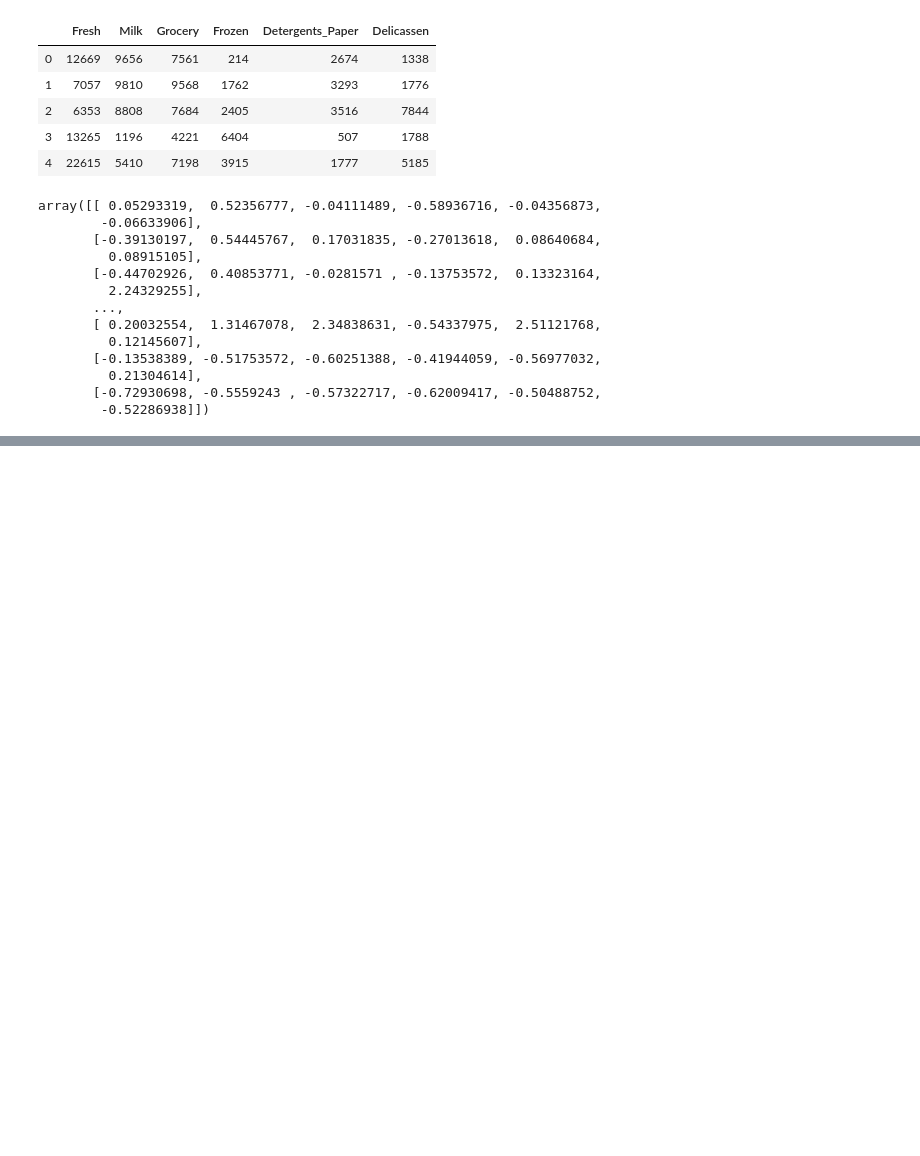
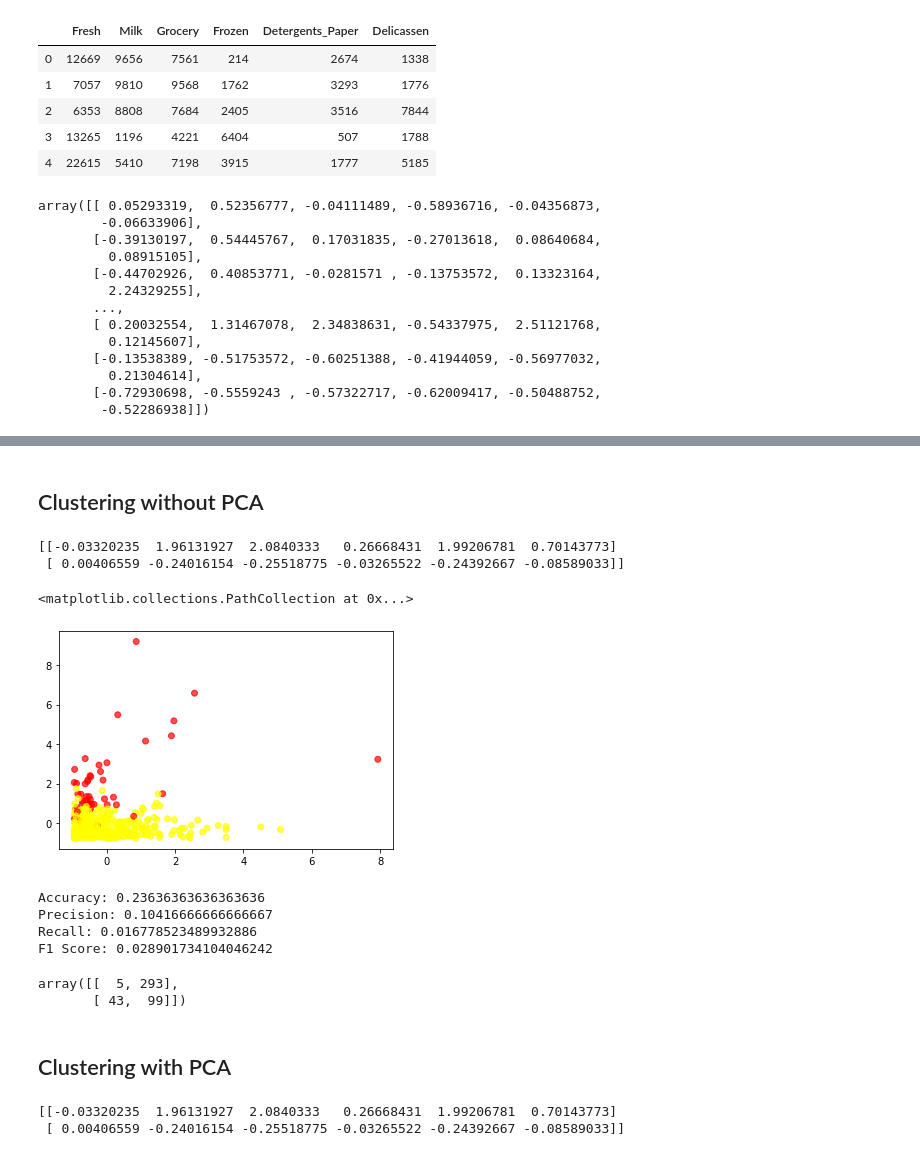
Before and after one commit to jon-infante/DS-2.1-Machine-Learning, a Jupyter notebook: HW3.ipynb, the cells around one changed output, grey strips where cells are left out. Cells and saved outputs as stored; diff of their text form; code cells hidden in the pictures; blank space fills up the shorter version.

```diff
--- a/HW3.ipynb
+++ b/HW3.ipynb
@@ -86,0 +130,18 @@ print(pca.explained_variance_ratio_.cumsum())
+# %% [markdown]
+## Clustering without PCA
+# %%
+km = KMeans(n_clusters=2)
+km.fit(df_scaled)
+
+print(km.cluster_centers_)
+# %% [output]
+[[-0.03320235  1.96131927  2.0840333   0.26668431  1.99206781  0.70143773]
+ [ 0.00406559 -0.24016154 -0.25518775 -0.03265522 -0.24392667 -0.08589033]]
+# %%
+#Getting prediction results from KMeans
+y_pred = km.predict(df_scaled) + 1 #Adding 1 because the channel column is built on 1s and 2s, not 0s and 1s
+# %%
+plt.scatter(df_scaled[:, 0], df_scaled[:, 1], c=y_pred, cmap='autumn', alpha=0.7)
+# %% [output]
+<matplotlib.collections.PathCollection at 0x...>
+[figure, added]
@@ -86,0 +157,30 @@ print(pca.explained_variance_ratio_.cumsum())
+# %%
+y_true = channel
+metrics = confusion(y_true, y_pred)
+print(f'Accuracy: {metrics[0]}')
+print(f'Precision: {metrics[1]}')
+print(f'Recall: {metrics[2]}')
+print(f'F1 Score: {metrics[3]}')
+# %% [output]
+Accuracy: 0.23636363636363636
+Precision: 0.10416666666666667
+Recall: 0.016778523489932886
+F1 Score: 0.028901734104046242
+# %%
+confusion_matrix(y_true, y_pred)
+# %% [output]
+array([[  5, 293],
+       [ 43,  99]])
+# %% [markdown]
+## Clustering with PCA
+# %%
+#Applying Principle Component Analysis
+pca = PCA(n_components=2)
+df_pca = pca.fit_transform(df_scaled)
+
+km_pca = KMeans(n_clusters=2)
+km_pca.fit(df_pca)
+print(km.cluster_centers_)
+# %% [output]
+[[-0.03320235  1.96131927  2.0840333   0.26668431  1.99206781  0.70143773]
+ [ 0.00406559 -0.24016154 -0.25518775 -0.03265522 -0.24392667 -0.08589033]]
```
Also changed, not shown: parts of 17 cells of this notebook, 4 other files.
